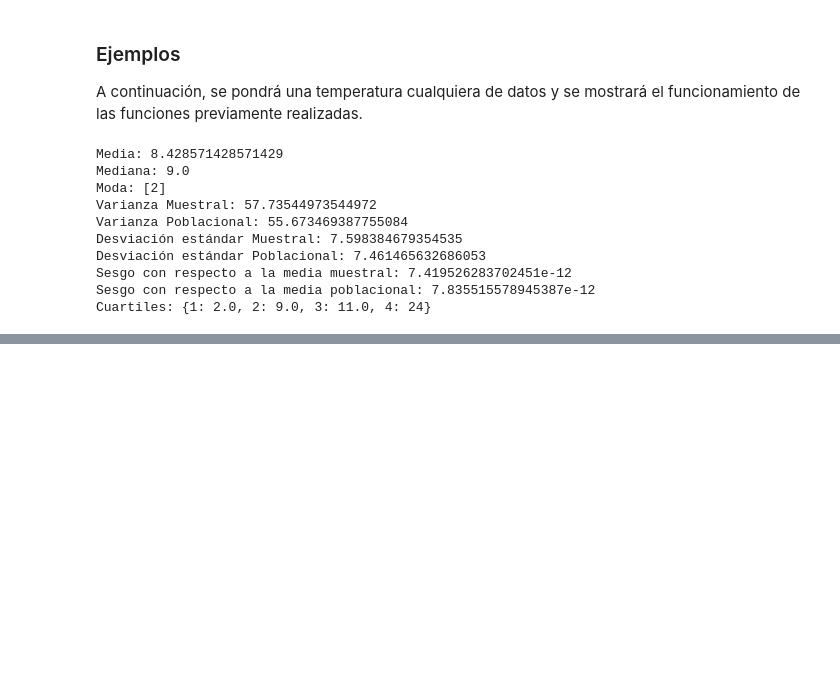
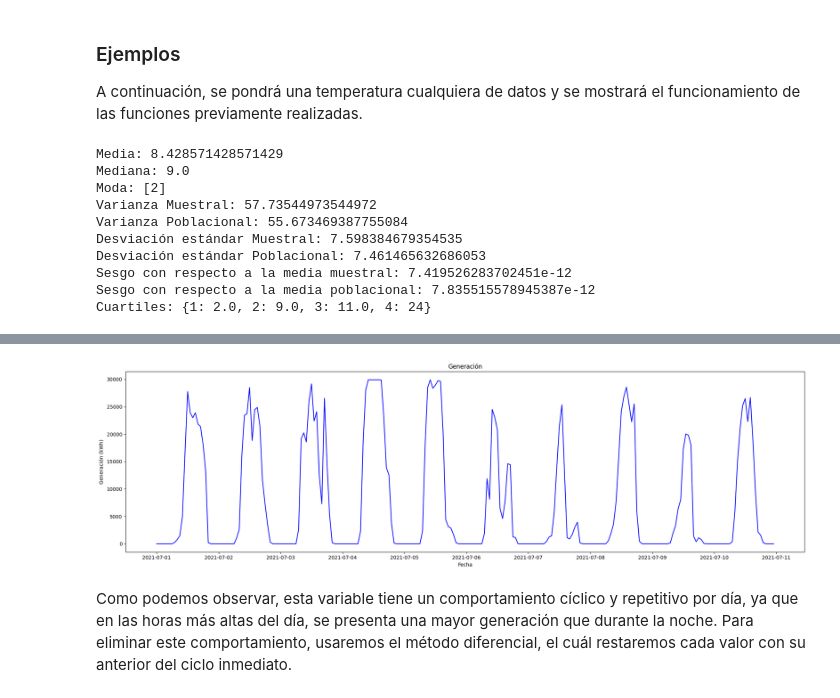
Before and after one commit to ClaudiaGtzD/AprendizajeAutomatico, a Jupyter notebook: Semana03/Tarea_03.ipynb, the cells around one changed output, grey strips where cells are left out. Cells and saved outputs as stored; diff of their text form; code cells hidden in the pictures; blank space fills up the shorter version.

```diff
--- a/Semana03/Tarea_03.ipynb
+++ b/Semana03/Tarea_03.ipynb
@@ -440,0 +171,10 @@ plt.show()
+# %%
+def line_plotting(title, data, x, y, x_label, y_label, width, height):
+    """General function to plot"""
+    plt.figure(figsize=(width,height))
+    plt.plot(data[x], data[y], color='blue')
+    plt.xlabel(x_label)
+    plt.ylabel(y_label)
+    plt.title(title)
+    plt.tight_layout()
+    plt.show()
@@ -440,0 +205,3 @@ plt.show()
+# %%
+datosGeneracion = pd.read_excel("../Datasets/Información Planta Solar Limpio.xlsx")
+datosGeneracion.head()
@@ -440,0 +233,7 @@ plt.show()
+# %%
+#Graficaremos 240 horas para una mejor apreciac
+line_plotting('Generación', datosGeneracion[:240], 'Fecha', 'Generacion', 'Fecha', 'Generación (kWh)', 20, 6)
+# %% [output]
+[figure, added]
+# %% [markdown]
+Como podemos observar, esta variable tiene un comportamiento cíclico y repetitivo por día, ya que en las horas más altas del día, se presenta una mayor generación que durante la noche. Para eliminar este comportamiento, usaremos el método diferencial, el cuál restaremos cada valor con su anterior del ciclo inmediato.
```
Also changed, not shown: parts of 74 cells of this notebook, 4 other files.
